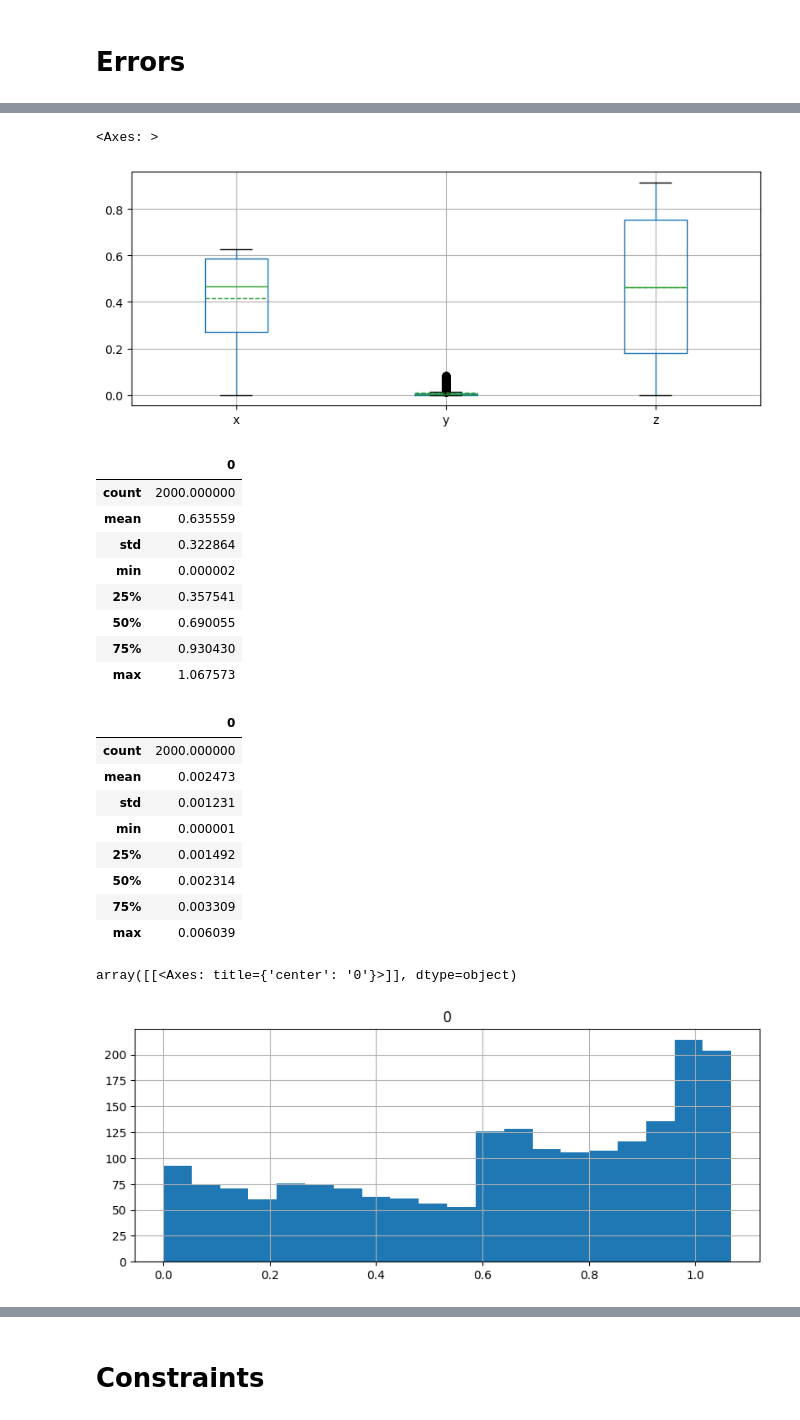
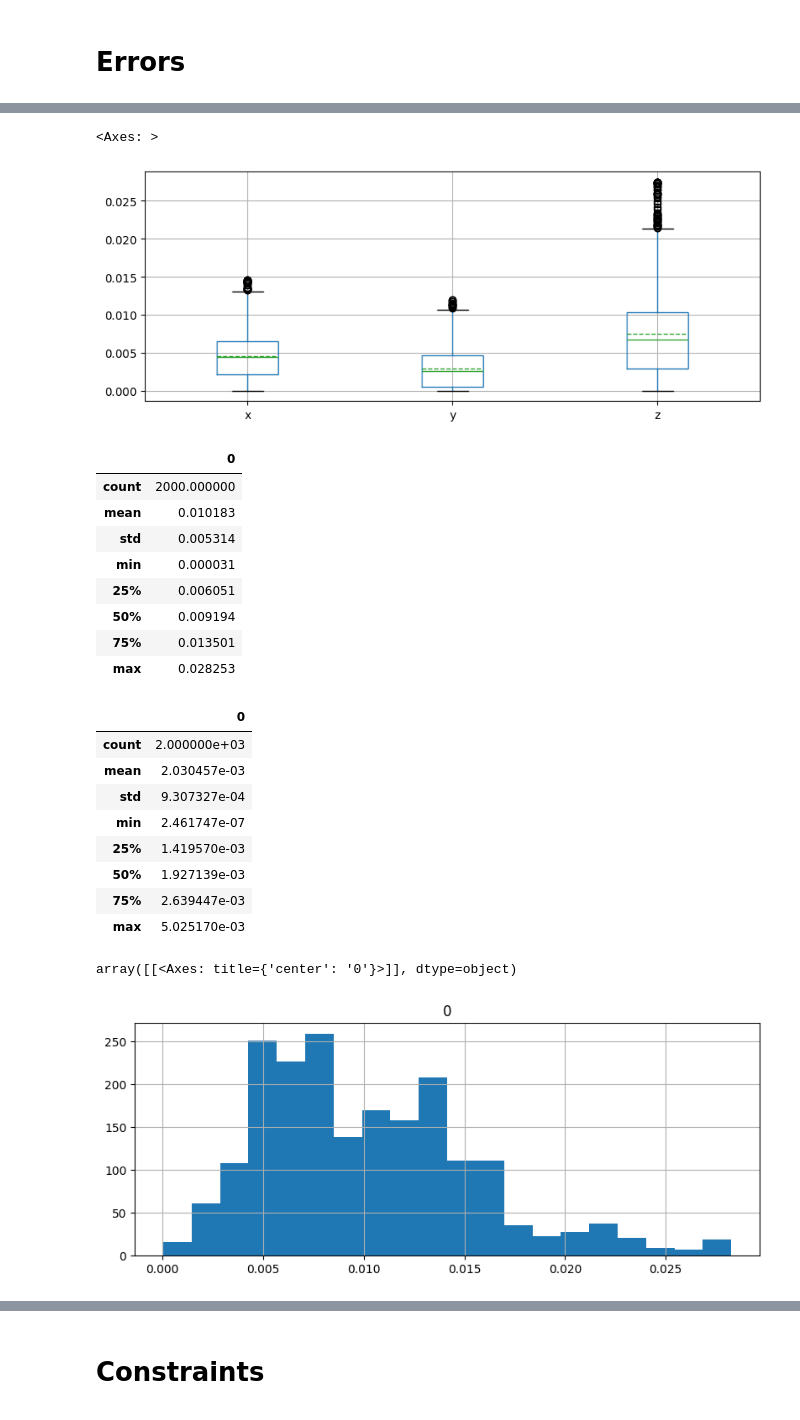
Before and after one commit to Kooolkimooov/pympc_usage, a Jupyter notebook: post_process.ipynb, the cells around one changed output, grey strips where cells are left out. Saved outputs shown, nothing was run; the diff lists cells and outputs as text; code cells hidden in the pictures.

```diff
--- a/post_process.ipynb
+++ b/post_process.ipynb
@@ -213,35 +214,35 @@ array([[<Axes: title={'center': 'x'}>, <Axes: title={'center': 'y'}>],
 # %%
-(abs( traj[ :data.shape[ 0 ], 0, :3 ] - state_br0[ [ 'x', 'y', 'z' ] ] )).boxplot( meanline = True, showmeans = True )
+(abs( traj[ :data.shape[ 0 ], 0, :3 ] - state_r0[ [ 'x', 'y', 'z' ] ] )).boxplot( meanline = True, showmeans = True )
 # %% [output]
 <Axes: >
-[figure, old version]
+[figure, new version]
 # %%
-pd.DataFrame( norm( traj[ :data.shape[ 0 ], 0, :3 ] - state_br0[ [ 'x', 'y', 'z' ] ], axis = 1 ) ).describe()
+pd.DataFrame( norm( traj[ :data.shape[ 0 ], 0, :3 ] - state_r0[ [ 'x', 'y', 'z' ] ], axis = 1 ) ).describe()
 # %% [output]
 |  | 0 |
 | count | 2000.000000 |
-| mean | 0.635559 |
-| std | 0.322864 |
-| min | 0.000002 |
-| 25% | 0.357541 |
-| 50% | 0.690055 |
-| 75% | 0.930430 |
-| max | 1.067573 |
+| mean | 0.010183 |
+| std | 0.005314 |
+| min | 0.000031 |
+| 25% | 0.006051 |
+| 50% | 0.009194 |
+| 75% | 0.013501 |
+| max | 0.028253 |
 # %%
-pd.DataFrame( norm( traj[ :data.shape[ 0 ], 0, 3:6 ] - state_br0[ [ 'phi', 'theta', 'psi' ] ], axis = 1 ) ).describe()
+pd.DataFrame( norm( traj[ :data.shape[ 0 ], 0, 3:6 ] - state_r0[ [ 'phi', 'theta', 'psi' ] ], axis = 1 ) ).describe()
 # %% [output]
 |  | 0 |
-| count | 2000.000000 |
-| mean | 0.002473 |
-| std | 0.001231 |
-| min | 0.000001 |
-| 25% | 0.001492 |
-| 50% | 0.002314 |
-| 75% | 0.003309 |
-| max | 0.006039 |
+| count | 2.000000e+03 |
+| mean | 2.030457e-03 |
+| std | 9.307327e-04 |
+| min | 2.461747e-07 |
+| 25% | 1.419570e-03 |
+| 50% | 1.927139e-03 |
+| 75% | 2.639447e-03 |
+| max | 5.025170e-03 |
 # %%
-pd.DataFrame( norm( traj[ :data.shape[ 0 ], 0, :3 ] - state_br0[ [ 'x', 'y', 'z' ] ], axis = 1 ) ).hist( bins = 20 )
+pd.DataFrame( norm( traj[ :data.shape[ 0 ], 0, :3 ] - state_r0[ [ 'x', 'y', 'z' ] ], axis = 1 ) ).hist( bins = 20 )
 # %% [output]
 array([[<Axes: title={'center': '0'}>]], dtype=object)
-[figure, old version]
+[figure, new version]
 # %%
```
Also changed, not shown: parts of 40 cells of this notebook, 5 other files.
